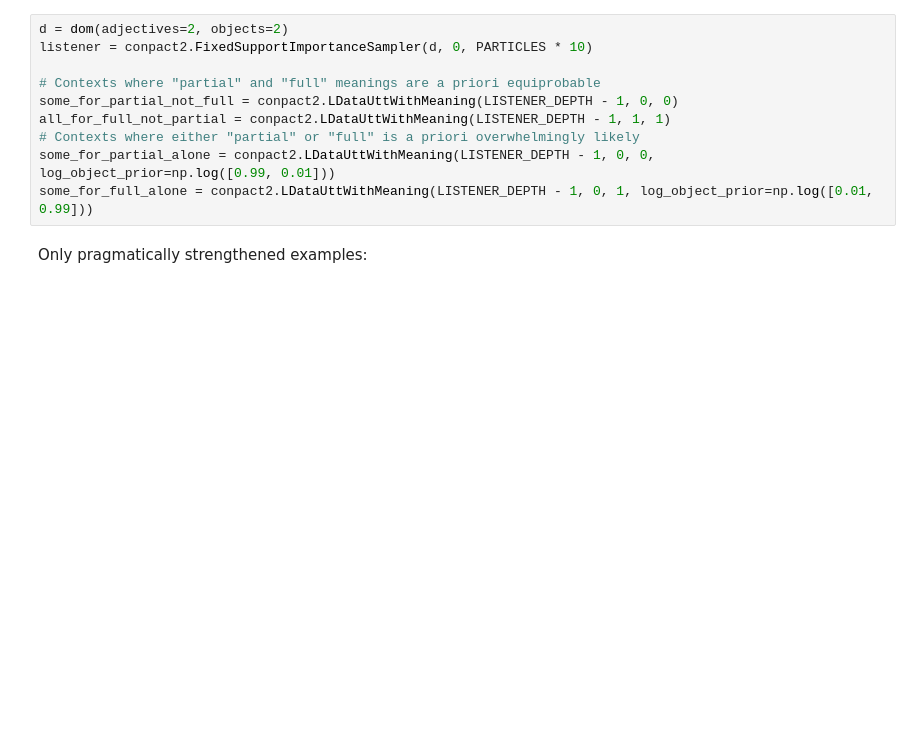
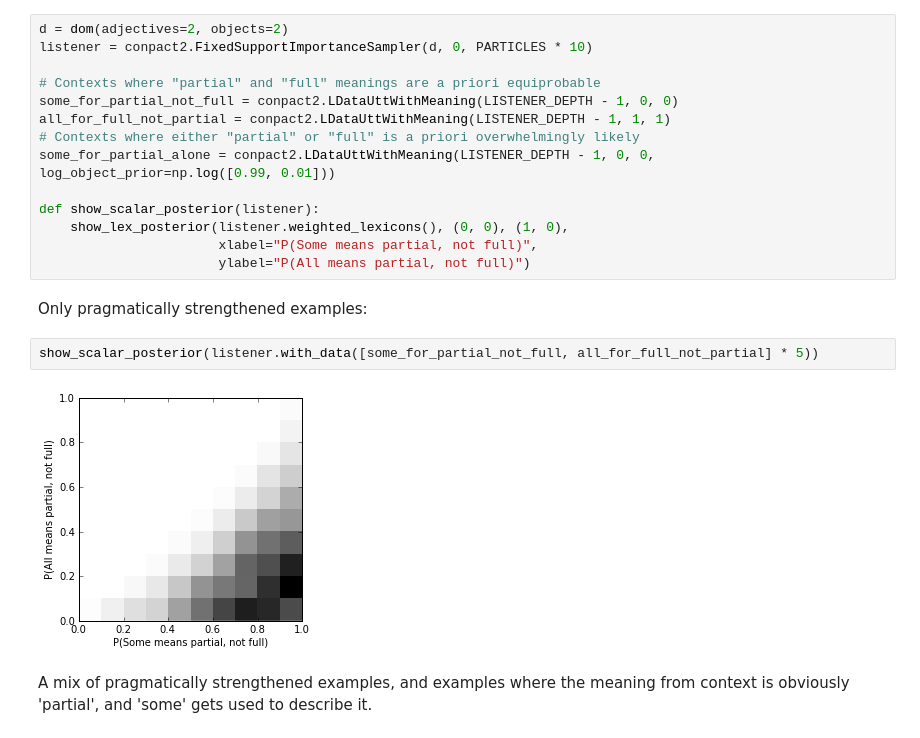
Before and after one commit to mcfrank/pragmods, a Jupyter notebook: trunk/py/nips.ipynb, the cells around one changed output. Drawn from its saved outputs; the diff is of its cells as text; blank space fills up the shorter version.

```diff
--- a/trunk/py/nips.ipynb
+++ b/trunk/py/nips.ipynb
@@ -283,6 +334,16 @@ some_for_partial_not_full = conpact2.LDataUttWithMeaning(LISTENER_DEPTH - 1, 0,
 all_for_full_not_partial = conpact2.LDataUttWithMeaning(LISTENER_DEPTH - 1, 1, 1)
 # Contexts where either "partial" or "full" is a priori overwhelmingly likely
 some_for_partial_alone = conpact2.LDataUttWithMeaning(LISTENER_DEPTH - 1, 0, 0, log_object_prior=np.log([0.99, 0.01]))
-some_for_full_alone = conpact2.LDataUttWithMeaning(LISTENER_DEPTH - 1, 0, 1, log_object_prior=np.log([0.01, 0.99]))
+
+def show_scalar_posterior(listener):
+    show_lex_posterior(listener.weighted_lexicons(), (0, 0), (1, 0),
+                       xlabel="P(Some means partial, not full)",
+                       ylabel="P(All means partial, not full)")
 # %% [markdown]
 Only pragmatically strengthened examples:
+# %%
+show_scalar_posterior(listener.with_data([some_for_partial_not_full, all_for_full_not_partial] * 5))
+# %% [output]
+[figure, added]
+# %% [markdown]
+A mix of pragmatically strengthened examples, and examples where the meaning from context is obviously 'partial', and 'some' gets used to describe it.
```
Also changed, not shown: parts of 13 cells of this notebook, 1 other file.
